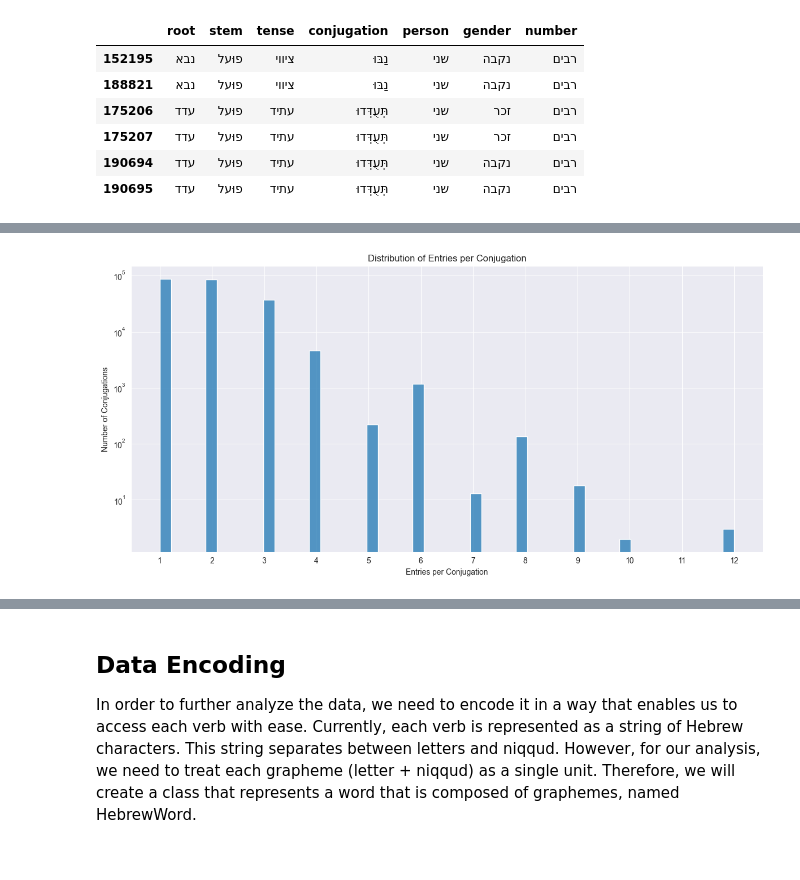
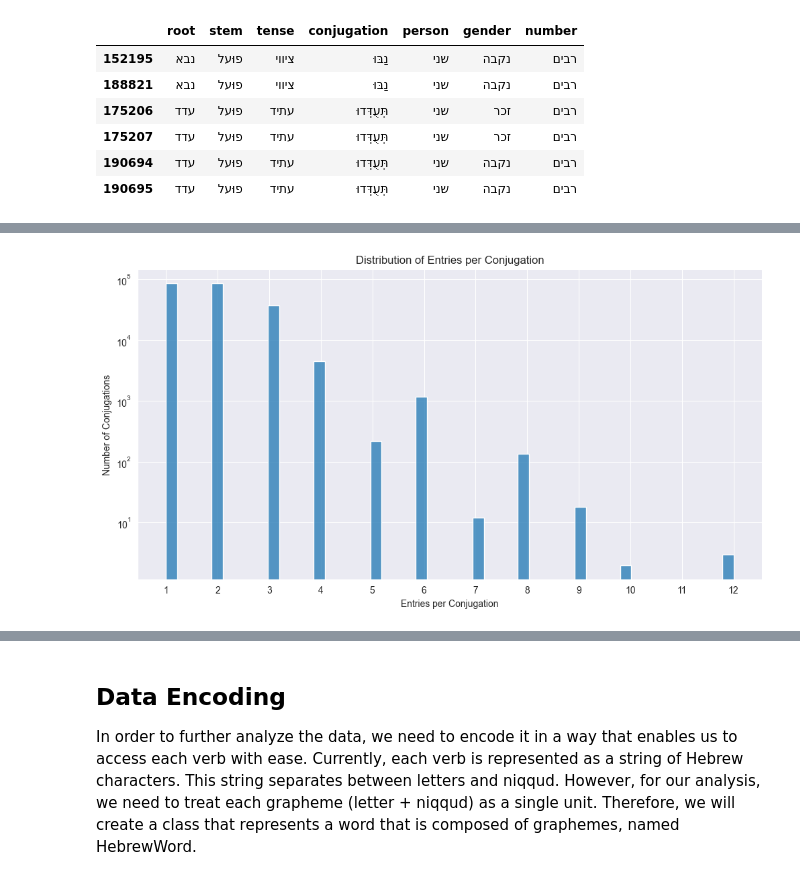
Before and after one commit to EyalShahimov/HebrewWordsAnalysis, a Jupyter notebook: main.ipynb, the cells around one changed output, grey strips where cells are left out. Cells and saved outputs as stored; diff of their text form; code cells hidden in the pictures.

```diff
--- a/main.ipynb
+++ b/main.ipynb
@@ -536,21 +575,21 @@ Removed 0 rows with normalized root length == 5
 # %%
-# Count how many entries each conjugation has
-conj_counts = VERBS_DF['conjugation'].value_counts()
+def plot_conjugation_entry_distribution(df: pd.DataFrame) -> None:
+    conj_counts = df['conjugation'].value_counts()
 
-plt.figure(figsize=(12,6))
-sns.histplot(conj_counts, bins=50)
+    plt.figure(figsize=(12, 6))
+    sns.histplot(conj_counts, bins=50)
 
-plt.title('Distribution of Entries per Conjugation')
-plt.xlabel('Entries per Conjugation')
-plt.ylabel('Number of Conjugations')
+    plt.title('Distribution of Entries per Conjugation')
+    plt.xlabel('Entries per Conjugation')
+    plt.ylabel('Number of Conjugations')
 
-plt.xticks(range(1, conj_counts.max() + 1))
-plt.yscale('log')
-
-plt.tight_layout()
-plt.show()
+    plt.xticks(range(1, conj_counts.max() + 1))
+    plt.yscale('log')
+    plt.show()
-# %% [output]
-[figure, removed]
+# %%
+plot_conjugation_entry_distribution(VERBS_DF)
+# %% [output]
+[figure, added]
 # %% [markdown]
 There are verbs with up to 12 different conjugations!
 
```
Also changed, not shown: parts of 46 cells of this notebook.
